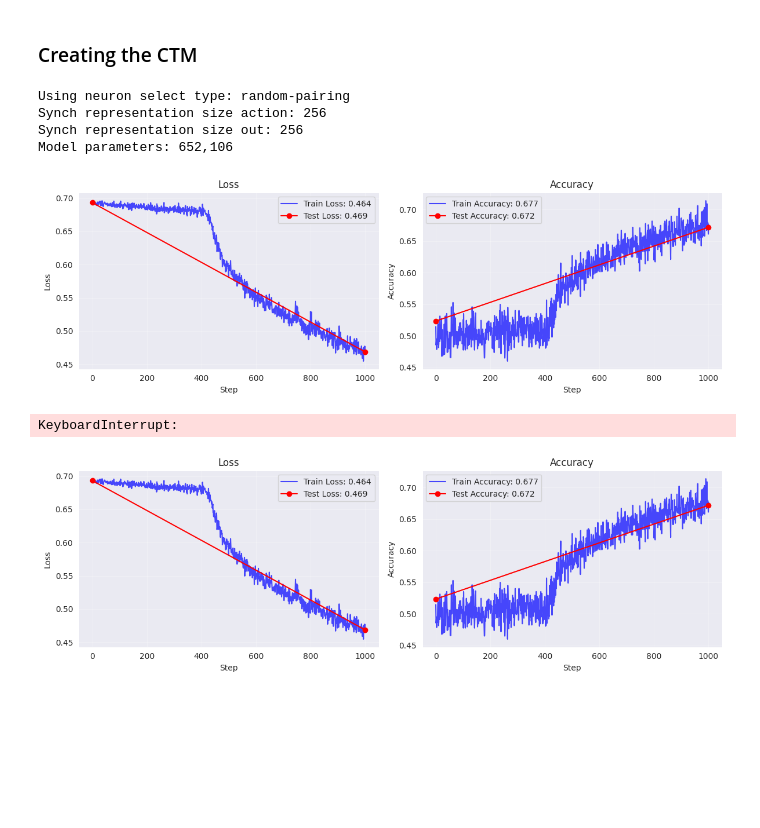
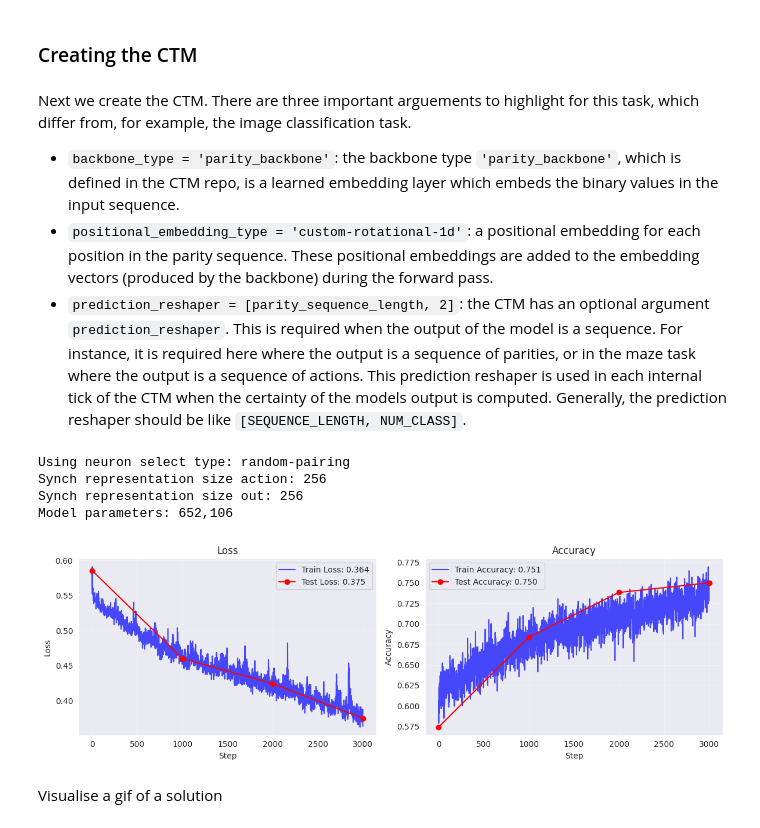
Before and after one commit to zzzzzyj096/ctm_new, a Jupyter notebook: examples/04_parity.ipynb, the cells around one changed output. Cells and saved outputs as stored; diff of their text form; code cells hidden in the pictures; blank space fills up the shorter version.

```diff
--- a/examples/04_parity.ipynb
+++ b/examples/04_parity.ipynb
@@ -304,6 +303,12 @@ def create_maze_gif_visualization(model, testloader, device, log_dir):
         predictions = predictions_raw.reshape(predictions_raw.size(0), -1, 2, predictions_raw.size(-1))
 # %% [markdown]
 ### Creating the CTM
+# %% [markdown]
+Next we create the CTM. There are three important arguements to highlight for this task, which differ from, for example, the image classification task.
+
+- `backbone_type = 'parity_backbone'`: the backbone type `'parity_backbone'`, which is defined in the CTM repo, is a learned embedding layer which embeds the binary values in the input sequence.
+- `positional_embedding_type = 'custom-rotational-1d'`: a positional embedding for each position in the parity sequence. These positional embeddings are added to the embedding vectors (produced by the backbone) during the forward pass.
+- `prediction_reshaper = [parity_sequence_length, 2]`: the CTM has an optional argument `prediction_reshaper`. This is required when the output of the model is a sequence. For instance, it is required here where the output is a sequence of parities, or in the maze task where the output is a sequence of actions. This prediction reshaper is used in each internal tick of the CTM when the certainty of the models output is computed. Generally, the prediction reshaper should be like `[SEQUENCE_LENGTH, NUM_CLASS]`.
 # %%
 # Set device
 device = 'cuda' if torch.cuda.is_available() else 'cpu'
@@ -342,11 +346,11 @@ Synch representation size action: 256
 Synch representation size out: 256
 Model parameters: 652,106
 # %%
-model = train(model=model, trainloader=trainloader, testloader=testloader, device=device, training_iterations=10000, lr=1e-4, log_dir='./parity_logs')
+model = train(model=model, trainloader=trainloader, testloader=testloader, device=device, training_iterations=20000, lr=1e-4, log_dir='./parity_logs')
 # %% [output]
-[figure, old version]
+[figure, new version]
-KeyboardInterrupt:
-[figure, removed]
+# %% [markdown]
+Visualise a gif of a solution
 # %%
 reader = imageio.get_reader("parity_logs/prediction.gif")
 frames = [reader.get_data(i) for i in range(min(len(reader), 100))]
```
Also changed, not shown: parts of 6 cells of this notebook, 2 other files.
